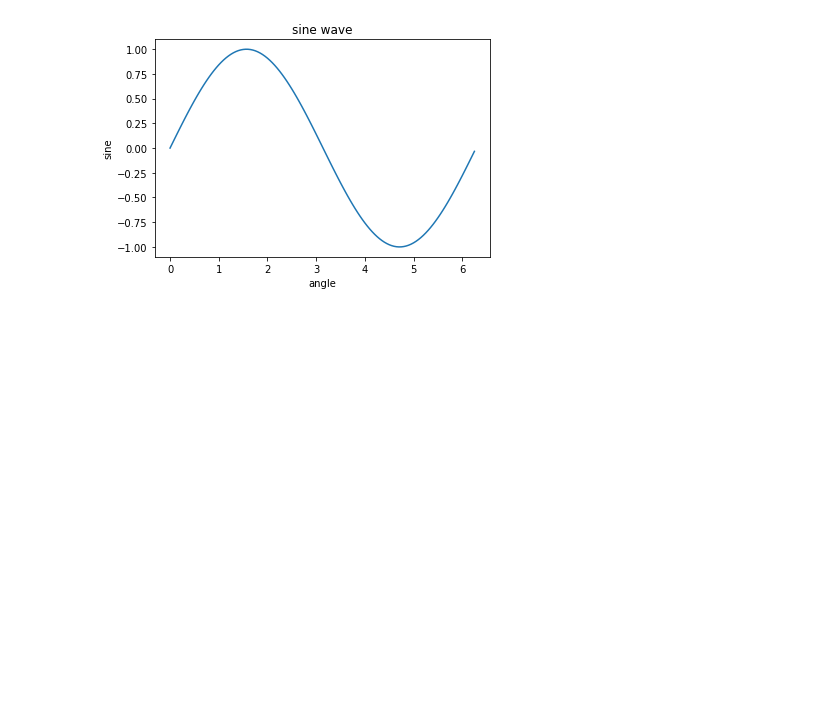
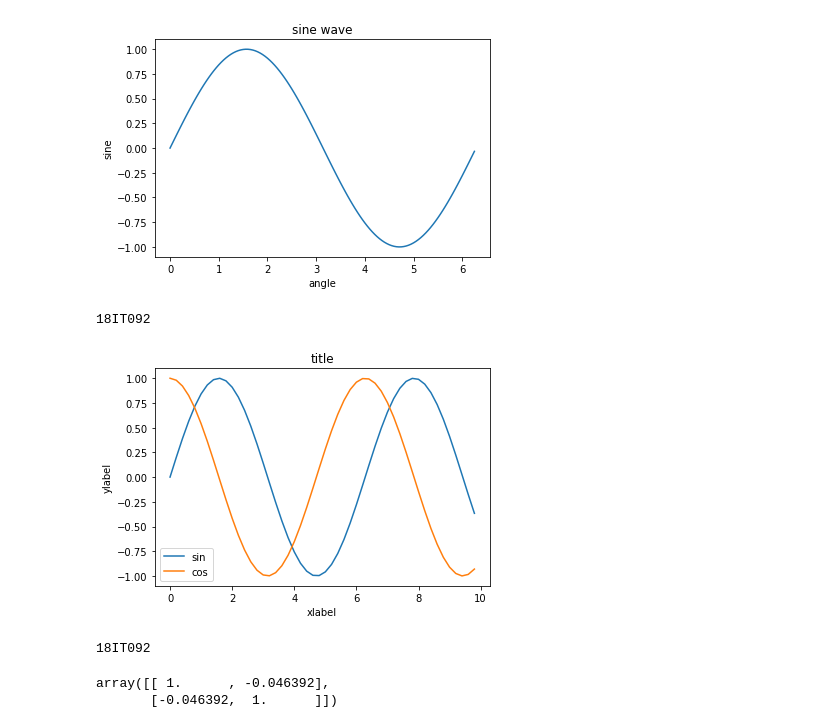
Before and after one commit to neel004/Machine-Learning-and-Application, a Jupyter notebook: lab-1/intro_to_matplotlib.ipynb, the cells around one changed output. Cells and saved outputs as stored; diff of their text form; code cells hidden in the pictures; blank space fills up the shorter version.

```diff
--- a/lab-1/intro_to_matplotlib.ipynb
+++ b/lab-1/intro_to_matplotlib.ipynb
@@ -23,3 +23,26 @@ plt.show()
 # %% [output]
 18IT092
 [figure]
+# %%
+print("18IT092")
+x = np.arange(0,10,0.2)
+y= np.sin(x)
+z = np.cos(x)
+plt.plot(x, y,label='sin')
+plt.plot(x, z,label='cos')
+
+plt.title('title')
+plt.ylabel('ylabel')
+plt.xlabel('xlabel')
+plt.legend()
+plt.show()
+# %% [output]
+18IT092
+[figure, added]
+# %%
+print("18IT092")
+np.corrcoef(x, y)
+# %% [output]
+18IT092
+array([[ 1.      , -0.046392],
+       [-0.046392,  1.      ]])
```
Also changed, not shown: parts of 2 cells of this notebook, 1 other file.
